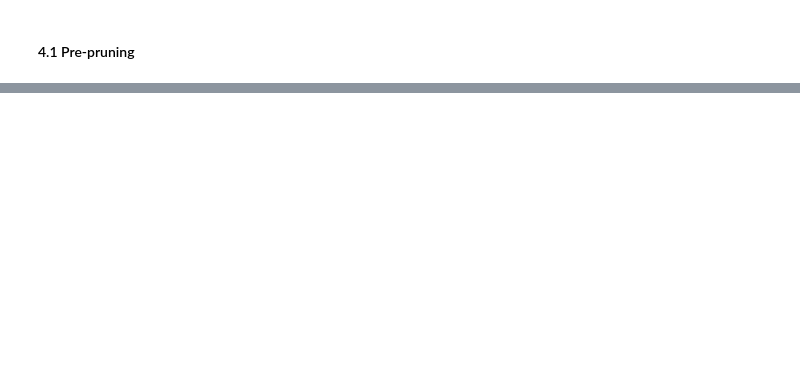
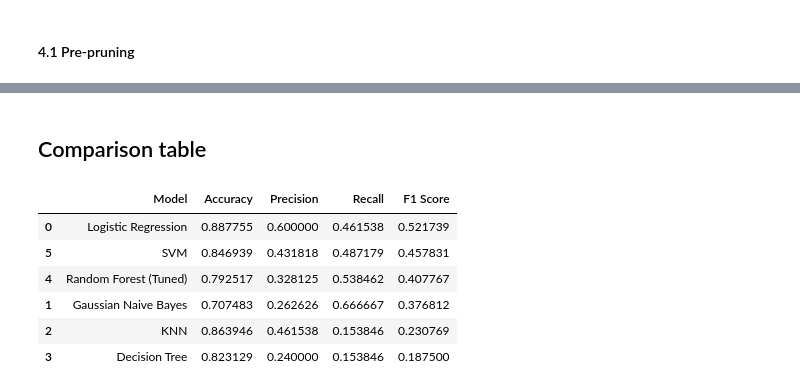
Before and after one commit to kevish2822/Machine-Learning-Foundations, a Jupyter notebook: 01_Supervised_Learning/Employee_Attrition_Project/employee-attrition.ipynb, the cells around one changed output, grey strips where cells are left out. Saved outputs shown, nothing was run; the diff lists cells and outputs as text; code cells hidden in the pictures; blank space fills up the shorter version.

```diff
--- a/01_Supervised_Learning/Employee_Attrition_Project/employee-attrition.ipynb
+++ b/01_Supervised_Learning/Employee_Attrition_Project/employee-attrition.ipynb
@@ -394,0 +595,20 @@ CM:  [[221  34]
+# %%
+from sklearn.svm import SVC
+
+svm_model = SVC(
+    probability=True,
+    class_weight='balanced',
+    random_state=42
+)
+
+svm_model.fit(X_train_scaled, y_train)
+y_pred_svm = svm_model.predict(X_test_scaled)
+
+## Evaluation
+
+print("SVM")
+print(f"accuracy : {accuracy_score(y_test, y_pred_svm)}")
+print("Recall: ", recall_score(y_test, y_pred_svm))
+print("Precision: ", precision_score(y_test, y_pred_svm))
+print("F1 score: ", f1_score(y_test, y_pred_svm))
+print("CM: ", confusion_matrix(y_test, y_pred_svm))
@@ -394,0 +623,33 @@ CM:  [[221  34]
+# %% [markdown]
+## Comparison table
+# %%
+def evaluate_model(name, y_true, y_pred):
+    return {
+        "Model": name,
+        "Accuracy": accuracy_score(y_true, y_pred),
+        "Precision": precision_score(y_true, y_pred),
+        "Recall": recall_score(y_true, y_pred),
+        "F1 Score": f1_score(y_true, y_pred)
+    }
+# %%
+results = []
+
+results.append(evaluate_model("Logistic Regression", y_test, y_pred_log))
+results.append(evaluate_model("Gaussian Naive Bayes", y_test, y_pred_GNB))
+results.append(evaluate_model("KNN", y_test, y_pred_knn))
+results.append(evaluate_model("Decision Tree", y_test, y_pred_best_post_DT))
+results.append(evaluate_model("Random Forest (Tuned)", y_test, y_pred_rf))
+results.append(evaluate_model("SVM", y_test, y_pred_svm))
+# %%
+comparison_df = pd.DataFrame(results)
+
+comparison_df = comparison_df.sort_values(by="F1 Score", ascending=False)
+comparison_df
+# %% [output]
+|  | Model | Accuracy | Precision | Recall | F1 Score |
+| 0 | Logistic Regression | 0.887755 | 0.600000 | 0.461538 | 0.521739 |
+| 5 | SVM | 0.846939 | 0.431818 | 0.487179 | 0.457831 |
+| 4 | Random Forest (Tuned) | 0.792517 | 0.328125 | 0.538462 | 0.407767 |
+| 1 | Gaussian Naive Bayes | 0.707483 | 0.262626 | 0.666667 | 0.376812 |
+| 2 | KNN | 0.863946 | 0.461538 | 0.153846 | 0.230769 |
+| 3 | Decision Tree | 0.823129 | 0.240000 | 0.153846 | 0.187500 |
```
Also changed, not shown: parts of 20 cells of this notebook, 2 other files.
